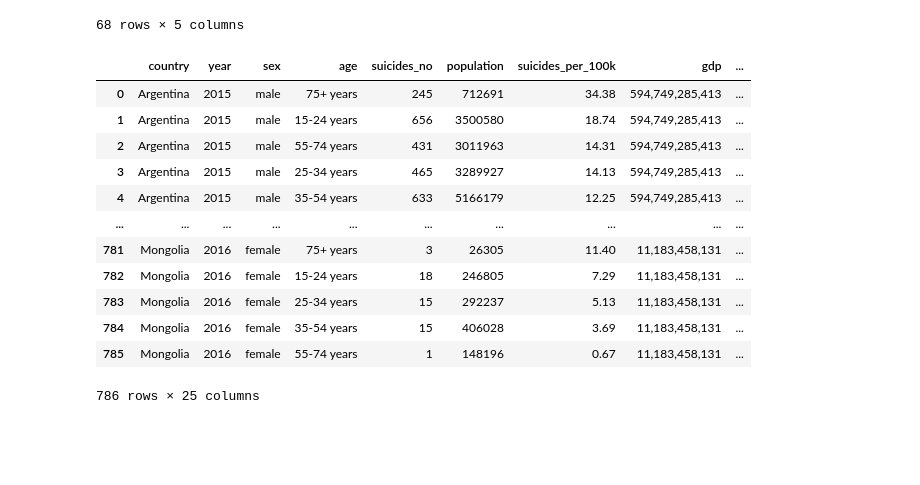
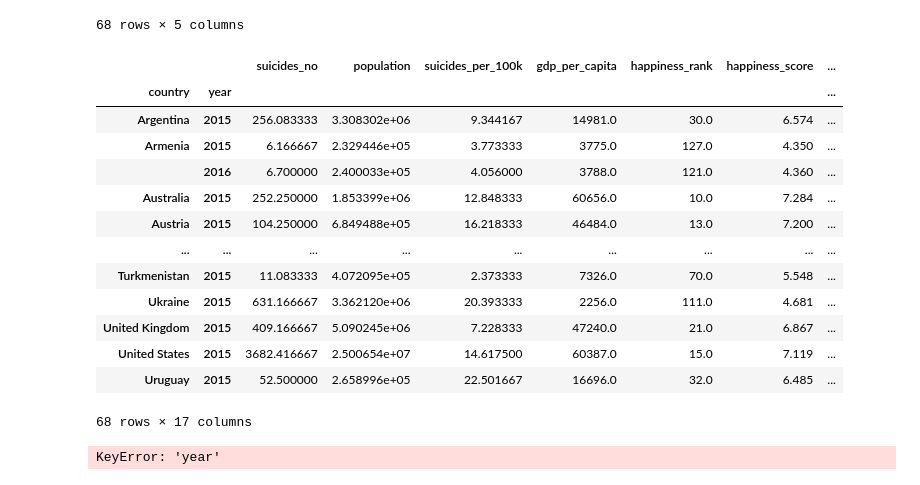
Before and after one commit to lake-walker/project_2, a Jupyter notebook: data_cleaning.ipynb, the cells around one changed output. Saved outputs shown, nothing was run; the diff lists cells and outputs as text; code cells hidden in the pictures; blank space fills up the shorter version.

Commit message:
data recleaning

```diff
--- a/data_cleaning.ipynb
+++ b/data_cleaning.ipynb
@@ -72,21 +72,23 @@ suicide_data
 68 rows × 5 columns
 # %%
 # merge the new data back onto the full data set
-country_data = full_data.merge(suicide_data, on = ['country','year'])
-country_data
+original_data = full_data.merge(suicide_data, on = ['country','year'])
+original_data_grouped = original_data.groupby(['country','year'])
+original_data_grouped.mean()
 # %% [output]
-|  | country | year | sex | age | suicides_no | population | suicides_per_100k | gdp | ... |
-| 0 | Argentina | 2015 | male | 75+ years | 245 | 712691 | 34.38 | 594,749,285,413 | ... |
-| 1 | Argentina | 2015 | male | 15-24 years | 656 | 3500580 | 18.74 | 594,749,285,413 | ... |
-| 2 | Argentina | 2015 | male | 55-74 years | 431 | 3011963 | 14.31 | 594,749,285,413 | ... |
-| 3 | Argentina | 2015 | male | 25-34 years | 465 | 3289927 | 14.13 | 594,749,285,413 | ... |
-| 4 | Argentina | 2015 | male | 35-54 years | 633 | 5166179 | 12.25 | 594,749,285,413 | ... |
-| ... | ... | ... | ... | ... | ... | ... | ... | ... | ... |
-| 781 | Mongolia | 2016 | female | 75+ years | 3 | 26305 | 11.40 | 11,183,458,131 | ... |
-| 782 | Mongolia | 2016 | female | 15-24 years | 18 | 246805 | 7.29 | 11,183,458,131 | ... |
-| 783 | Mongolia | 2016 | female | 25-34 years | 15 | 292237 | 5.13 | 11,183,458,131 | ... |
-| 784 | Mongolia | 2016 | female | 35-54 years | 15 | 406028 | 3.69 | 11,183,458,131 | ... |
-| 785 | Mongolia | 2016 | female | 55-74 years | 1 | 148196 | 0.67 | 11,183,458,131 | ... |
+|  |  | suicides_no | population | suicides_per_100k | gdp_per_capita | happiness_rank | happiness_score | ... |
+| country | year |  |  |  |  |  |  | ... |
+| Argentina | 2015 | 256.083333 | 3.308302e+06 | 9.344167 | 14981.0 | 30.0 | 6.574 | ... |
+| Armenia | 2015 | 6.166667 | 2.329446e+05 | 3.773333 | 3775.0 | 127.0 | 4.350 | ... |
+|  | 2016 | 6.700000 | 2.400033e+05 | 4.056000 | 3788.0 | 121.0 | 4.360 | ... |
+| Australia | 2015 | 252.250000 | 1.853399e+06 | 12.848333 | 60656.0 | 10.0 | 7.284 | ... |
+| Austria | 2015 | 104.250000 | 6.849488e+05 | 16.218333 | 46484.0 | 13.0 | 7.200 | ... |
+| ... | ... | ... | ... | ... | ... | ... | ... | ... |
+| Turkmenistan | 2015 | 11.083333 | 4.072095e+05 | 2.373333 | 7326.0 | 70.0 | 5.548 | ... |
+| Ukraine | 2015 | 631.166667 | 3.362120e+06 | 20.393333 | 2256.0 | 111.0 | 4.681 | ... |
+| United Kingdom | 2015 | 409.166667 | 5.090245e+06 | 7.228333 | 47240.0 | 21.0 | 6.867 | ... |
+| United States | 2015 | 3682.416667 | 2.500654e+07 | 14.617500 | 60387.0 | 15.0 | 7.119 | ... |
+| Uruguay | 2015 | 52.500000 | 2.658996e+05 | 22.501667 | 16696.0 | 32.0 | 6.485 | ... |
-786 rows × 25 columns
+68 rows × 17 columns
 # %%
 # export data to be used for charting
@@ -93,0 +96,7 @@ country_data.to_csv(f'country_data.csv', index=False)
+# %%
+# Going to create a more compacted dataset in order to use in adjustable tables and graphs
+country_data = country_data[country_data['year'] == 2016]
+grouped_data = country_data.groupby(['country']).mean()
+grouped_data.count()
+# %% [output]
+KeyError: 'year'
```
Also changed, not shown: parts of 10 cells of this notebook, 6 other files.
